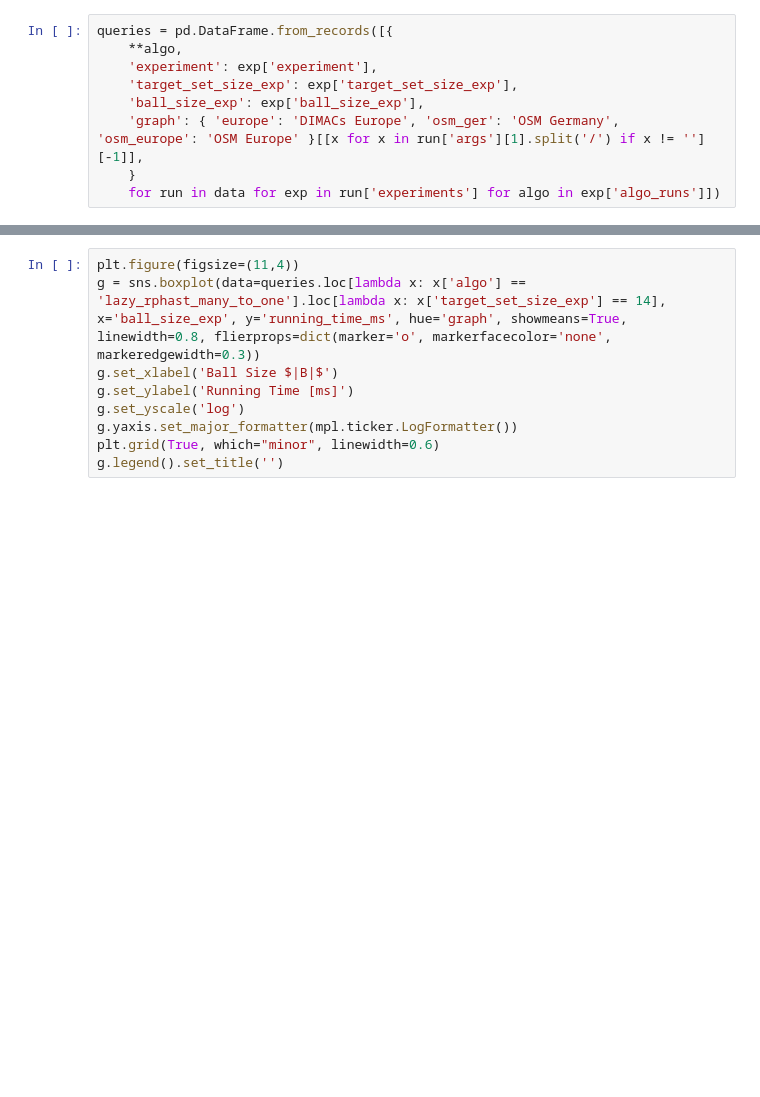
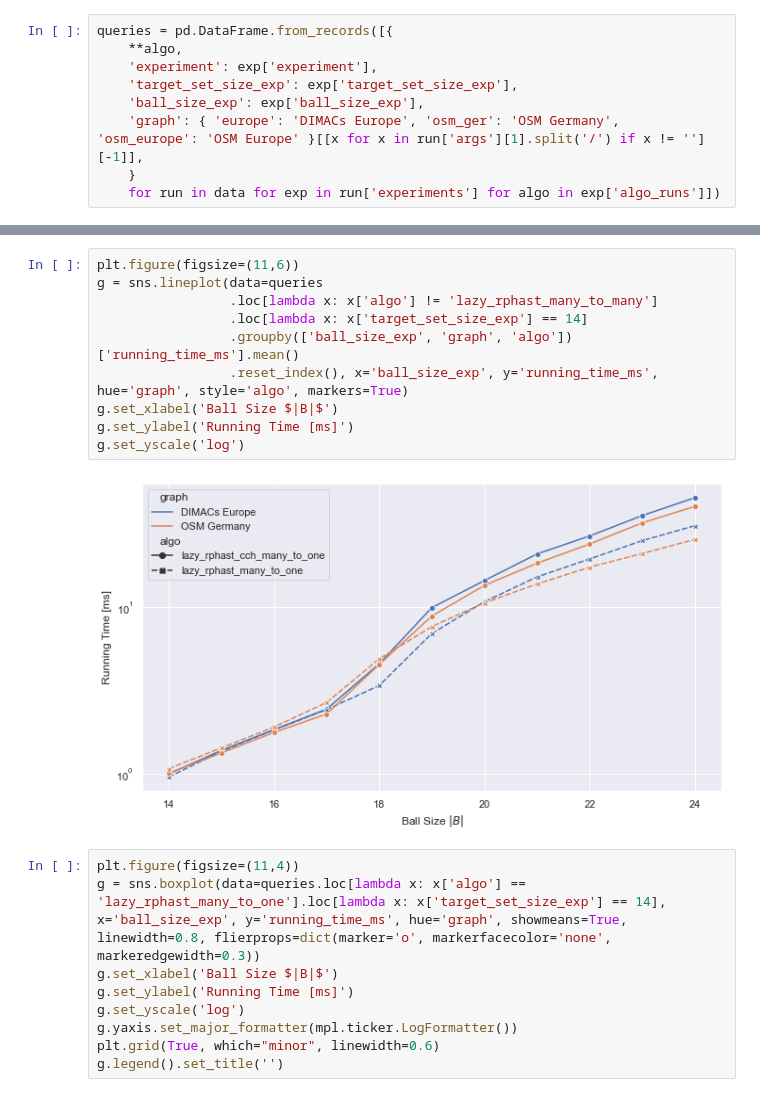
Before and after one commit to kit-algo/ch_potentials, a Jupyter notebook: eval/rphast_comparison.ipynb, the cells around one changed output, grey strips where cells are left out. Saved outputs shown, nothing was run; the diff lists cells and outputs as text; blank space fills up the shorter version.

```diff
--- a/eval/rphast_comparison.ipynb
+++ b/eval/rphast_comparison.ipynb
@@ -31,3 +82,15 @@ queries['running_time_s'] = queries['running_time_ms'] / 1000.0
+# %%
+plt.figure(figsize=(11,6))
+g = sns.lineplot(data=queries
+                 .loc[lambda x: x['algo'] != 'lazy_rphast_many_to_many']
+                 .loc[lambda x: x['target_set_size_exp'] == 14]
+                 .groupby(['ball_size_exp', 'graph', 'algo'])['running_time_ms'].mean()
+                 .reset_index(), x='ball_size_exp', y='running_time_ms', hue='graph', style='algo', markers=True)
+g.set_xlabel('Ball Size $|B|$')
+g.set_ylabel('Running Time [ms]')
+g.set_yscale('log')
+# %% [output]
+[figure, added]
 # %%
 plt.figure(figsize=(11,4))
 g = sns.boxplot(data=queries.loc[lambda x: x['algo'] == 'lazy_rphast_many_to_one'].loc[lambda x: x['target_set_size_exp'] == 14], x='ball_size_exp', y='running_time_ms', hue='graph', showmeans=True, linewidth=0.8, flierprops=dict(marker='o', markerfacecolor='none', markeredgewidth=0.3))
```
Also changed, not shown: parts of 5 cells of this notebook, 10 other files.
